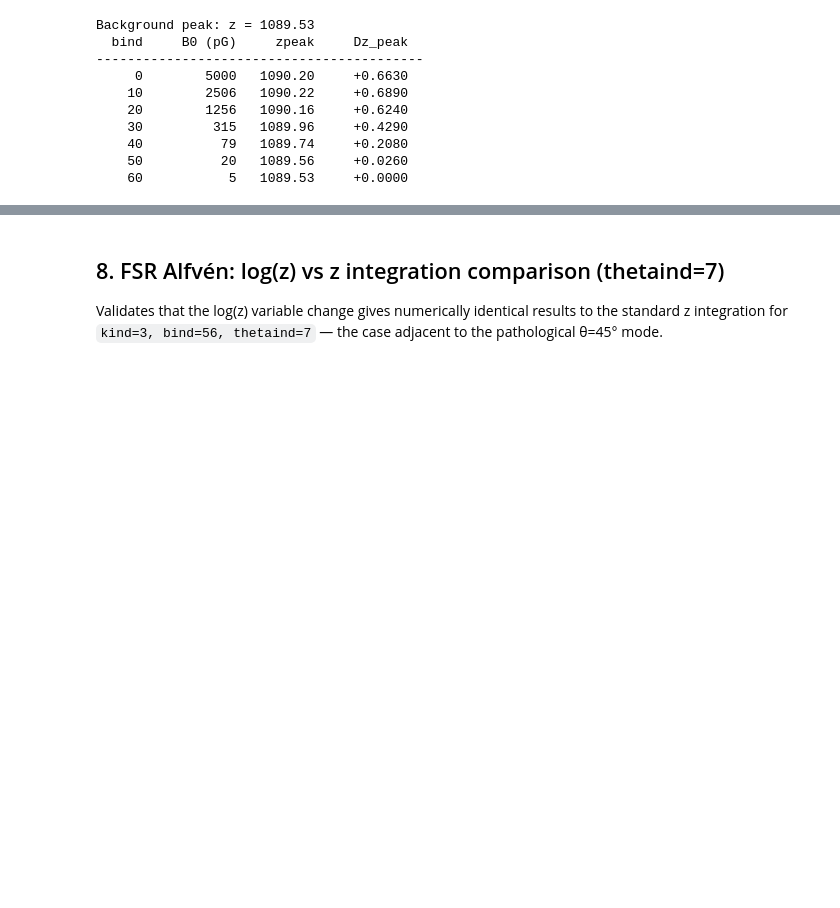
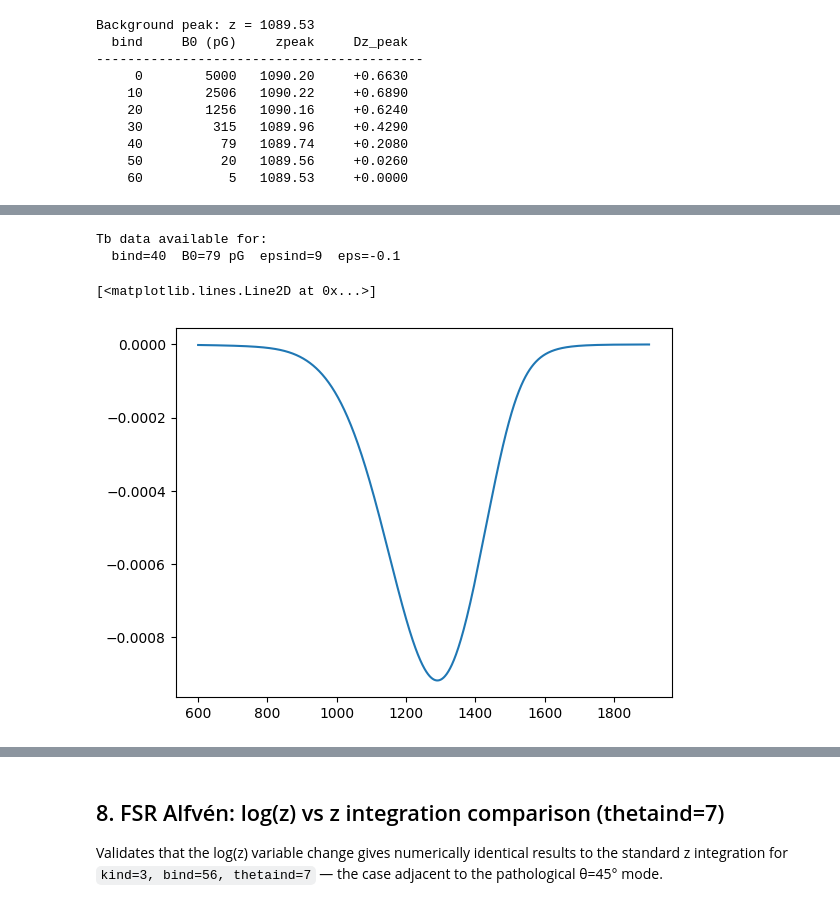
Before and after one commit to jschiff11/PMF-MHD-recomb, a Jupyter notebook: analysis/baseline_tests.ipynb, the cells around one changed output, grey strips where cells are left out. Saved outputs shown, nothing was run; the diff lists cells and outputs as text; code cells hidden in the pictures; blank space fills up the shorter version.

```diff
--- a/analysis/baseline_tests.ipynb
+++ b/analysis/baseline_tests.ipynb
@@ -564,0 +570,35 @@ Background peak: z = 1089.53
+# %%
+import pickle
+from matplotlib.colors import ListedColormap
+
+xe2direc = OUTBASE / "xe2"
+
+# Build dTb2 and xe2_Tb arrays indexed [bind, epsind] over zarr
+# Uses NaN for combinations not yet computed
+dTb2      = np.full((len(B0arr), len(epsarr), len(zarr)), np.nan)
+xe2_Tb    = np.full((len(B0arr), len(epsarr), len(zarr)), np.nan)
+xe2fullk  = np.full((len(zarr), len(B0arr), len(epsarr)), np.nan)
+
+for bind_i in range(len(B0arr)):
+    B_pg = round(1e12 * B0arr[bind_i])
+    for ei in range(len(epsarr)):
+        eps_str = round(epsarr[ei], 3)
+        f_std = xe2direc / f'xe2_B_{B_pg}pG_e{eps_str}.npy'
+        f_Tb  = xe2direc / f'xe2_Tb_B_{B_pg}pG_e{eps_str}.npy'
+        f_dTb = xe2direc / f'dTb2_B_{B_pg}pG_e{eps_str}.npy'
+        if f_std.exists():
+            xe2fullk[:, bind_i, ei] = np.load(f_std)
+        if f_Tb.exists():
+            xe2_Tb[bind_i, ei, :] = np.load(f_Tb)
+        if f_dTb.exists():
+            dTb2[bind_i, ei, :] = np.load(f_dTb)
+
+# Report which (bind, epsind) have Tb data
+print("Tb data available for:")
+for bind_i in range(len(B0arr)):
+    for ei in range(len(epsarr)):
+        if not np.all(np.isnan(dTb2[bind_i, ei, :])):
+            print(f"  bind={bind_i}  B0={round(1e12*B0arr[bind_i])} pG  epsind={ei}  eps={round(epsarr[ei],3)}")
+# %% [output]
+Tb data available for:
+  bind=40  B0=79 pG  epsind=9  eps=-0.1
@@ -564,0 +607,5 @@ Background peak: z = 1089.53
+# %%
+plt.plot(zarr,xe2_Tb[40,9])
+# %% [output]
+[<matplotlib.lines.Line2D at 0x...>]
+[figure, added]
```
Also changed, not shown: parts of 7 cells of this notebook, 5 other files.
